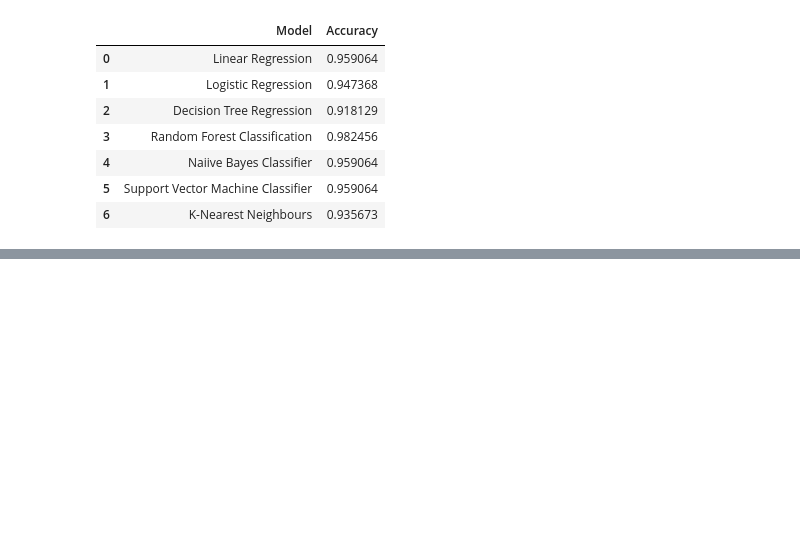
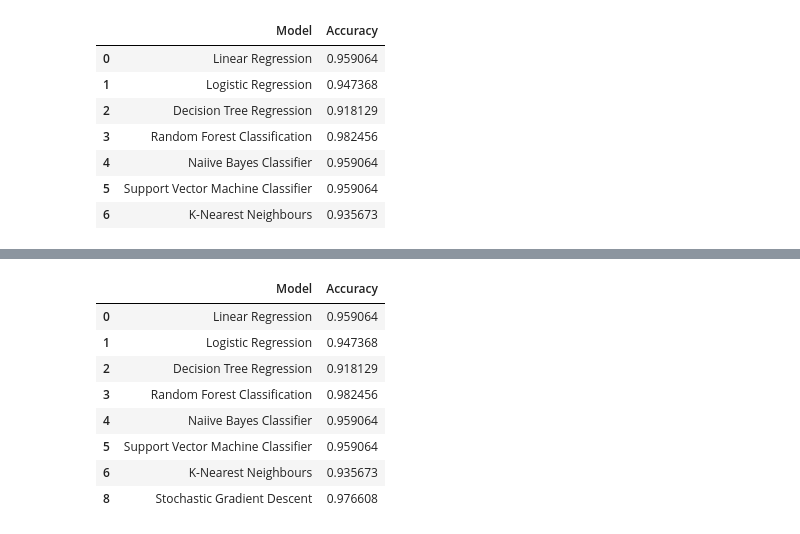
Before and after one commit to Roshni-Bala/Breast-Cancer-Risk-Prediction, a Jupyter notebook: risk_prediction.ipynb, the cells around one changed output, grey strips where cells are left out. Saved outputs shown, nothing was run; the diff lists cells and outputs as text; code cells hidden in the pictures; blank space fills up the shorter version.

```diff
--- a/risk_prediction.ipynb
+++ b/risk_prediction.ipynb
@@ -837,0 +904,12 @@ df_totacc.sort_values('Accuracy')
+# %%
+df_totacc
+# %% [output]
+|  | Model | Accuracy |
+| 0 | Linear Regression | 0.959064 |
+| 1 | Logistic Regression | 0.947368 |
+| 2 | Decision Tree Regression | 0.918129 |
+| 3 | Random Forest Classification | 0.982456 |
+| 4 | Naiive Bayes Classifier | 0.959064 |
+| 5 | Support Vector Machine Classifier | 0.959064 |
+| 6 | K-Nearest Neighbours | 0.935673 |
+| 8 | Stochastic Gradient Descent | 0.976608 |
```
Also changed, not shown: parts of 13 cells of this notebook.
